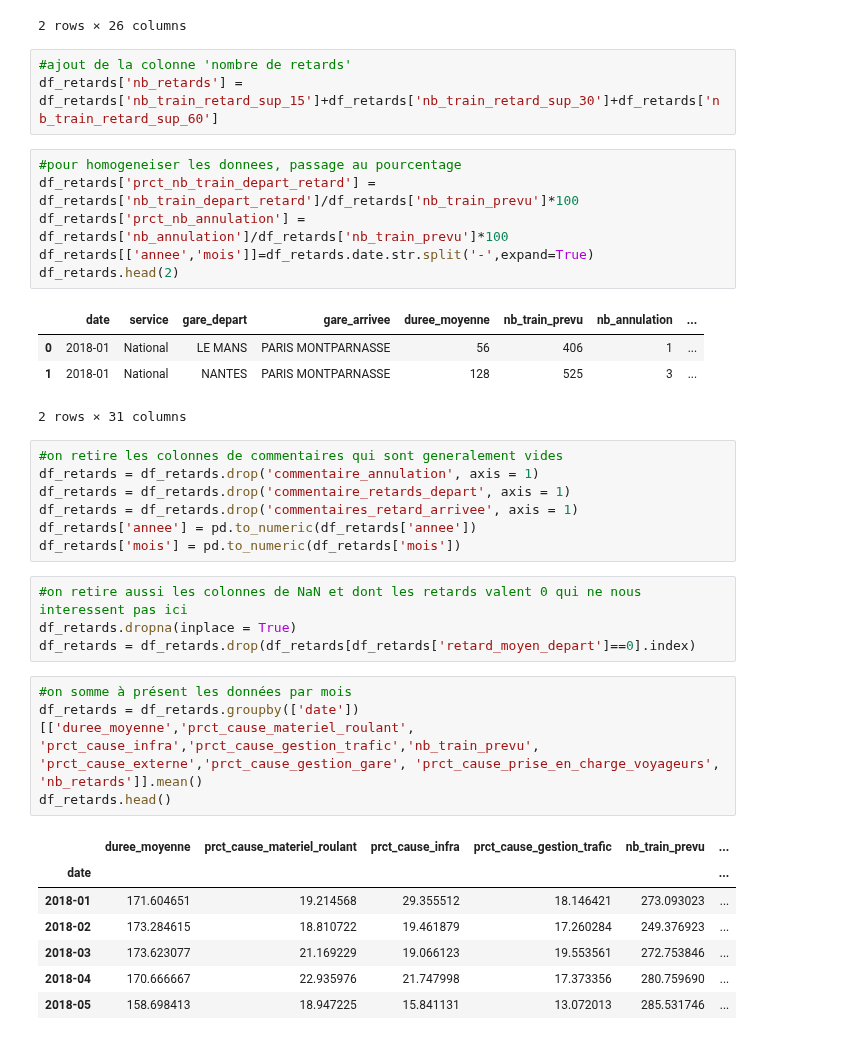
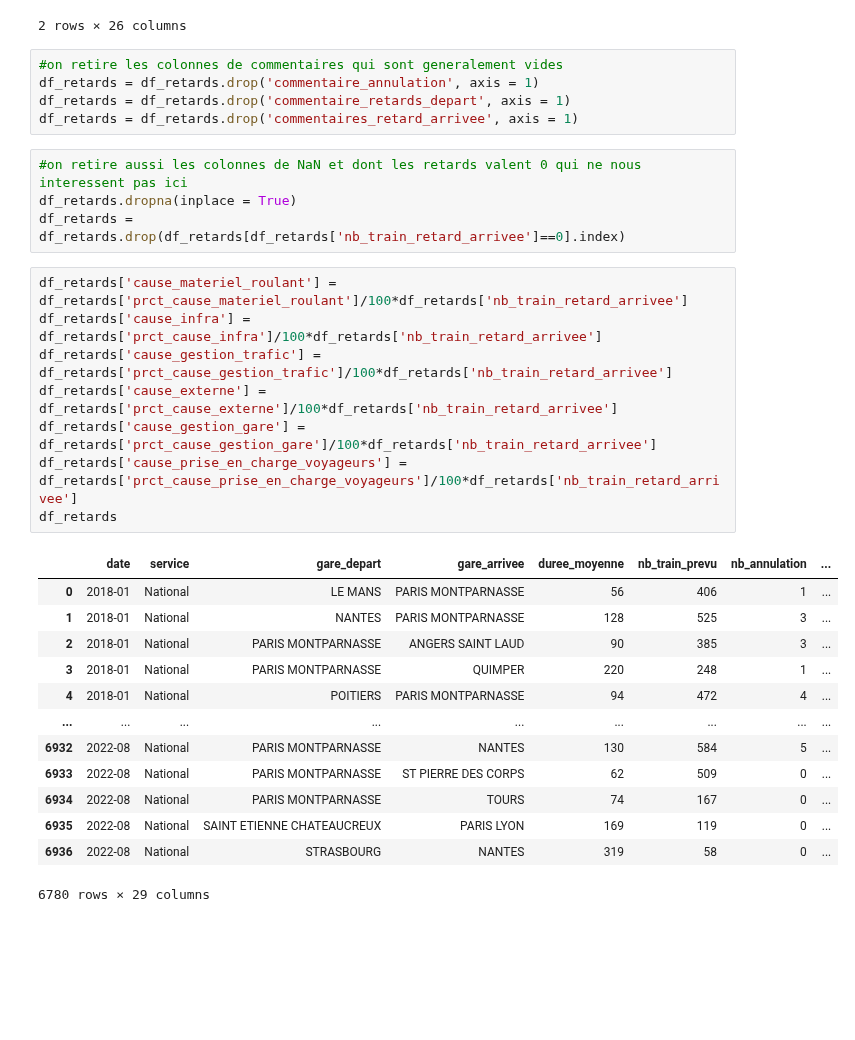
Before and after one commit to DiegoRenaud/Exercice, a Jupyter notebook: regression_lasso.ipynb, the cells around one changed output. Drawn from its saved outputs; the diff is of its cells as text; blank space fills up the shorter version.

```diff
--- a/regression_lasso.ipynb
+++ b/regression_lasso.ipynb
@@ -38,40 +38,34 @@ df_retards.head(2)
 | 0 | 2018-01 | National | LE MANS | PARIS MONTPARNASSE | 56 | 406 | 1 | ... |
 | 1 | 2018-01 | National | NANTES | PARIS MONTPARNASSE | 128 | 525 | 3 | ... |
 2 rows × 26 columns
-# %%
-#ajout de la colonne 'nombre de retards'
-df_retards['nb_retards'] = df_retards['nb_train_retard_sup_15']+df_retards['nb_train_retard_sup_30']+df_retards['nb_train_retard_sup_60']
-# %%
-#pour homogeneiser les donnees, passage au pourcentage
-df_retards['prct_nb_train_depart_retard'] = df_retards['nb_train_depart_retard']/df_retards['nb_train_prevu']*100
-df_retards['prct_nb_annulation'] = df_retards['nb_annulation']/df_retards['nb_train_prevu']*100
-df_retards[['annee','mois']]=df_retards.date.str.split('-',expand=True)
-df_retards.head(2)
-# %% [output]
-|  | date | service | gare_depart | gare_arrivee | duree_moyenne | nb_train_prevu | nb_annulation | ... |
-| 0 | 2018-01 | National | LE MANS | PARIS MONTPARNASSE | 56 | 406 | 1 | ... |
-| 1 | 2018-01 | National | NANTES | PARIS MONTPARNASSE | 128 | 525 | 3 | ... |
-2 rows × 31 columns
 # %%
 #on retire les colonnes de commentaires qui sont generalement vides
 df_retards = df_retards.drop('commentaire_annulation', axis = 1)
 df_retards = df_retards.drop('commentaire_retards_depart', axis = 1)
 df_retards = df_retards.drop('commentaires_retard_arrivee', axis = 1)
-df_retards['annee'] = pd.to_numeric(df_retards['annee'])
-df_retards['mois'] = pd.to_numeric(df_retards['mois'])
 # %%
 #on retire aussi les colonnes de NaN et dont les retards valent 0 qui ne nous interessent pas ici
 df_retards.dropna(inplace = True)
-df_retards = df_retards.drop(df_retards[df_retards['retard_moyen_depart']==0].index)
+df_retards = df_retards.drop(df_retards[df_retards['nb_train_retard_arrivee']==0].index)
-# %%
-#on somme à présent les données par mois
-df_retards = df_retards.groupby(['date'])[['duree_moyenne','prct_cause_materiel_roulant', 'prct_cause_infra','prct_cause_gestion_trafic','nb_train_prevu', 'prct_cause_externe','prct_cause_gestion_gare', 'prct_cause_prise_en_charge_voyageurs', 'nb_retards']].mean()
-df_retards.head()
-# %% [output]
-|  | duree_moyenne | prct_cause_materiel_roulant | prct_cause_infra | prct_cause_gestion_trafic | nb_train_prevu | ... |
-| date |  |  |  |  |  | ... |
-| 2018-01 | 171.604651 | 19.214568 | 29.355512 | 18.146421 | 273.093023 | ... |
-| 2018-02 | 173.284615 | 18.810722 | 19.461879 | 17.260284 | 249.376923 | ... |
-| 2018-03 | 173.623077 | 21.169229 | 19.066123 | 19.553561 | 272.753846 | ... |
-| 2018-04 | 170.666667 | 22.935976 | 21.747998 | 17.373356 | 280.759690 | ... |
-| 2018-05 | 158.698413 | 18.947225 | 15.841131 | 13.072013 | 285.531746 | ... |
+# %%
+df_retards['cause_materiel_roulant'] = df_retards['prct_cause_materiel_roulant']/100*df_retards['nb_train_retard_arrivee']
+df_retards['cause_infra'] = df_retards['prct_cause_infra']/100*df_retards['nb_train_retard_arrivee']
+df_retards['cause_gestion_trafic'] = df_retards['prct_cause_gestion_trafic']/100*df_retards['nb_train_retard_arrivee']
+df_retards['cause_externe'] = df_retards['prct_cause_externe']/100*df_retards['nb_train_retard_arrivee']
+df_retards['cause_gestion_gare'] = df_retards['prct_cause_gestion_gare']/100*df_retards['nb_train_retard_arrivee']
+df_retards['cause_prise_en_charge_voyageurs'] = df_retards['prct_cause_prise_en_charge_voyageurs']/100*df_retards['nb_train_retard_arrivee']
+df_retards
+# %% [output]
+|  | date | service | gare_depart | gare_arrivee | duree_moyenne | nb_train_prevu | nb_annulation | ... |
+| 0 | 2018-01 | National | LE MANS | PARIS MONTPARNASSE | 56 | 406 | 1 | ... |
+| 1 | 2018-01 | National | NANTES | PARIS MONTPARNASSE | 128 | 525 | 3 | ... |
+| 2 | 2018-01 | National | PARIS MONTPARNASSE | ANGERS SAINT LAUD | 90 | 385 | 3 | ... |
+| 3 | 2018-01 | National | PARIS MONTPARNASSE | QUIMPER | 220 | 248 | 1 | ... |
+| 4 | 2018-01 | National | POITIERS | PARIS MONTPARNASSE | 94 | 472 | 4 | ... |
+| ... | ... | ... | ... | ... | ... | ... | ... | ... |
+| 6932 | 2022-08 | National | PARIS MONTPARNASSE | NANTES | 130 | 584 | 5 | ... |
+| 6933 | 2022-08 | National | PARIS MONTPARNASSE | ST PIERRE DES CORPS | 62 | 509 | 0 | ... |
+| 6934 | 2022-08 | National | PARIS MONTPARNASSE | TOURS | 74 | 167 | 0 | ... |
+| 6935 | 2022-08 | National | SAINT ETIENNE CHATEAUCREUX | PARIS LYON | 169 | 119 | 0 | ... |
+| 6936 | 2022-08 | National | STRASBOURG | NANTES | 319 | 58 | 0 | ... |
+6780 rows × 29 columns
```
Also changed, not shown: parts of 11 cells of this notebook.
